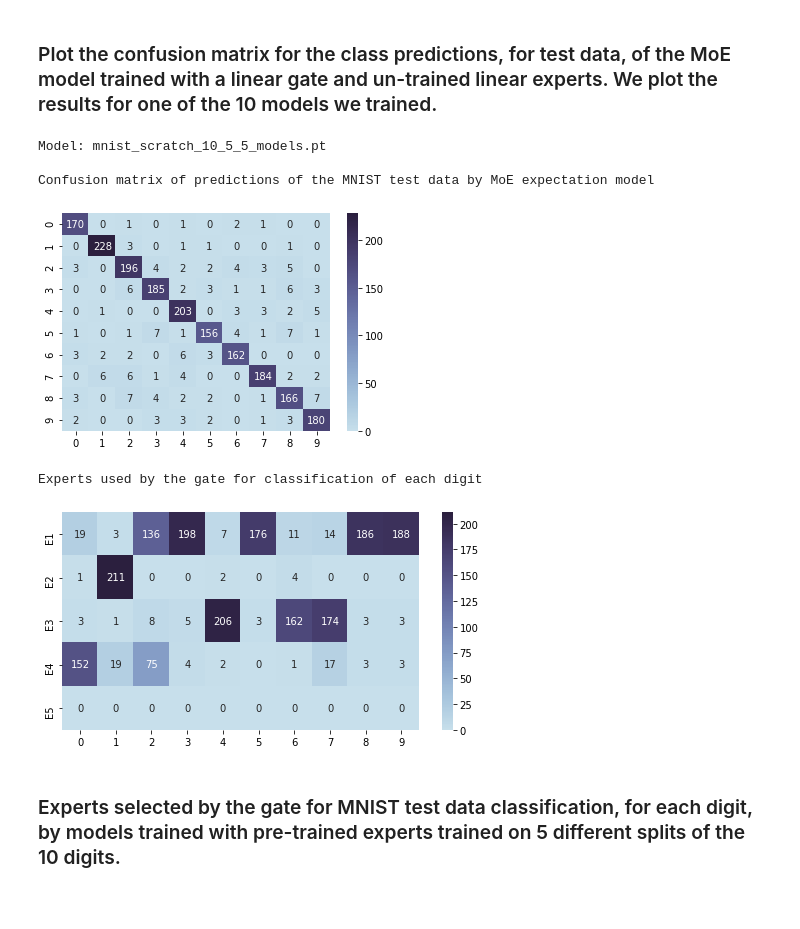
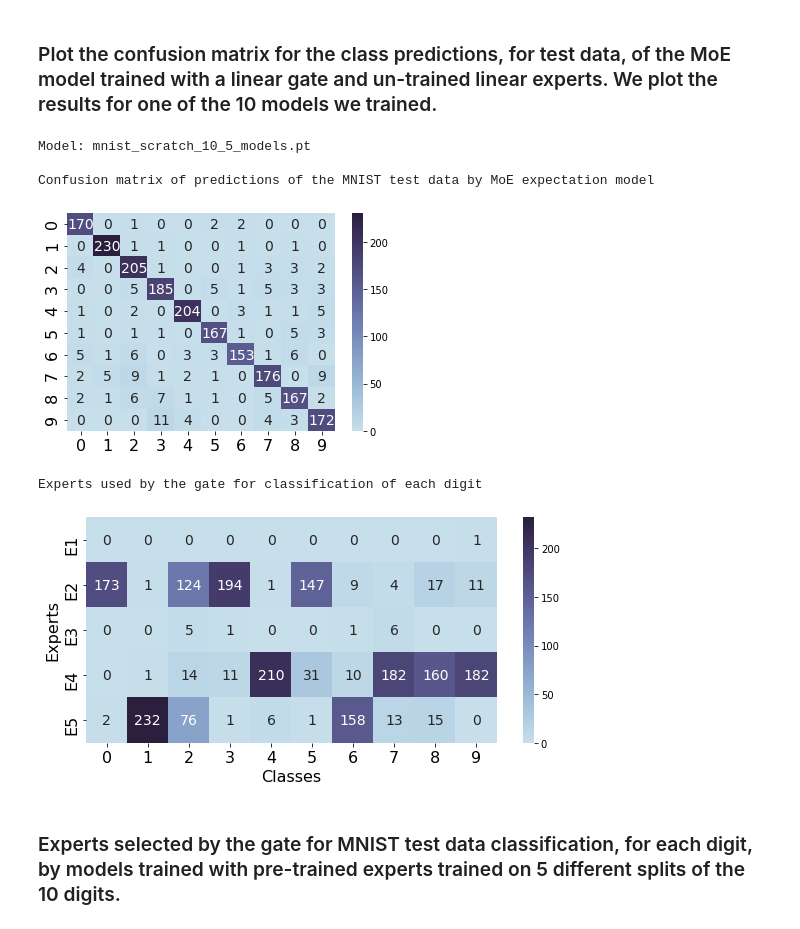
Before and after one commit to yamsgithub/modular_deep_learning, a Jupyter notebook: aaai_2022/notebooks/mnist_classification.ipynb, the cells around one changed output. Saved outputs shown, nothing was run; the diff lists cells and outputs as text; code cells hidden in the pictures; blank space fills up the shorter version.

```diff
--- a/aaai_2022/notebooks/mnist_classification.ipynb
+++ b/aaai_2022/notebooks/mnist_classification.ipynb
@@ -548,9 +494,9 @@ for cpe in classes_per_expert_list:
     class_expert_map.append(entry)
 # %%
 # Function to pre-train experts according to the split
-def train_experts(masks, total_experts, num_classes_per_expert, num_classes, num_epochs, batch_size,
+def train_experts(masks, total_experts, num_classes, num_epochs, batch_size,
                   trainset, testset):
-    expert_models_copy = experts(num_experts=total_experts, total_num_classes=num_classes).to(device)
+    expert_models_copy = experts(total_experts, num_classes).to(device)
     expert_models = deepcopy(expert_models_copy)
 
     for mask, expert in zip(masks, expert_models):
@@ -575,7 +521,7 @@ def train_experts(masks, total_experts, num_classes_per_expert, num_classes, num
                 outputs = expert(inputs)
 
                 optimizer_expert.zero_grad()
-                loss = loss_criterion(outputs=outputs, targets=labels)
+                loss = loss_criterion(outputs, None, None,labels)
 
                 loss.backward()
 
@@ -594,8 +540,8 @@ def train_experts(masks, total_experts, num_classes_per_expert, num_classes, num
                   'training loss %.2f' % (running_loss/num_batches),
                    ', training accuracy %.2f' % (train_running_accuracy/num_batches),
                    )
-    pre_trained_expert = 'mnist_pre_trained'
-    plot_file = generate_plot_file(pre_trained_expert, str(num_classes)+'_'+str(total_experts)+'_'+classes_per_expert_str(masks)+'_expert_model.pt')
+    pre_trained_expert = 'mnist_pre_trained_10K'
+    plot_file = generate_plot_file(pre_trained_expert, specific=str(num_classes)+'_'+str(total_experts)+'_'+classes_per_expert_str(masks)+'_expert_model.pt')
     print(plot_file)
     torch.save([expert_models, expert_models_copy],open(os.path.join(model_path, plot_file),'wb'))
     return expert_models, expert_models_copy
@@ -662,7 +553,7 @@ num_epochs = 20
 # Pre-train experts on pre-defined splits
 for class_per_expert in classes_per_expert_list:
     print(class_per_expert)
-    expert_models, expert_models_copy = train_experts(masks=class_per_expert, total_experts=total_experts, num_classes_per_expert=[2]*total_experts,
+    expert_models, expert_models_copy = train_experts(masks=class_per_expert, total_experts=total_experts,
                                                       num_classes=num_classes, num_epochs=num_epochs, batch_size=batch_size,
                                                       trainset=trainset,testset=testset)
 # %% [output]
@@ -936,0 +851,8 @@ w_importance = 0.0
+# %%
+filename='mnist_results_10K.csv'
+# %%
+models = ['mnist_scratch', 'mnist_pretrained_gate_scratch_same_wts', 'mnist_pretrained_gate_scratch_rand_wts',
+         'mnist_pretrained_gate_prechosen', 'mnist_pretrained_gate_prechosen_same_wts', 'mnist_pretrained_gate_prechosen_rand_wts']
+for m in models:
+    collect_results(m, total_experts=total_experts, num_classes=num_classes, num_epochs=num_epochs,
+                    testloader=testloader, model_path=model_path, filename=filename)
@@ -946,11 +944,11 @@ m = model_1
 n_runs = 5
 n_run = 1
 total_experts = 5
-plot_file = generate_plot_file(m, str(num_classes)+'_'+str(total_experts)+'_'+str(n_runs)+'_models.pt')
+plot_file = generate_plot_file(m, specific=str(num_classes)+'_'+str(total_experts)+'_models.pt')
 
 # Note: Here we are loading the pre-trained model from 'pre_trained_model_path. Change this to 'model_path' to load the
 # model you build above
-models_scratch = torch.load(open(os.path.join(pre_trained_model_path, plot_file),'rb'), map_location=device)
+models_scratch = torch.load(open(os.path.join(model_path, plot_file),'rb'), map_location=device)
 print('Model:', plot_file)
 
 # Plotting for the model of the first run
@@ -964,41 +962,47 @@ for e_key, e_val in model.items():
         moe_model = e_val['experts'][total_experts]['model']
 
         # predict the classes for test data
         pred = moe_model(images)
         pred_labels = torch.argmax(pred, dim=1)
 
         expert_outputs = moe_model.expert_outputs
         gate_outputs = moe_model.gate_outputs
 
         # plot the confusion matrix
         print('\nConfusion matrix of predictions of the MNIST test data by MoE expectation model')
-        sns.heatmap(confusion_matrix(labels.cpu(), pred_labels.cpu()), annot=True, ax=ax1, cmap=cmap, fmt='d')
-        image_file = generate_plot_file(m, 'conf_mat_run_'+str(n_run)+'_'+str(num_classes)+'_'+str(total_experts)+'_experts.png')
+        sns.heatmap(confusion_matrix(labels.cpu(), pred_labels.cpu()), annot=True, ax=ax1, cmap=cmap, fmt='d', annot_kws={"size": 14})
+        ax1.set_xticklabels(ax1.get_xticklabels(), fontsize=16)
+        ax1.set_yticklabels(ax1.get_yticklabels(), fontsize=16)
+        image_file = generate_plot_file(m, specific='conf_mat_run_'+str(n_run)+'_'+str(num_classes)+'_'+str(total_experts)+'_experts.png')
         fig1.savefig(os.path.join(fig_path, image_file))
         plt.show()
 
         fig2,ax2 = plt.subplots(1, 1, sharex=False, sharey=False, figsize=(8,4))
 
         # get the experts selected by the gate for each sample
         pred_gate_labels = torch.argmax(gate_outputs, dim=1)
 
         # plot the expert selection table
         print('\nExperts used by the gate for classification of each digit')
         class_expert_table = np.asarray([[0] * num_classes]*total_experts)
         for label, expert in zip(labels, pred_gate_labels):
             class_expert_table[expert,label] += 1
-        sns.heatmap(class_expert_table, yticklabels=['E'+str(i) for i in range(1,total_experts+1)], annot=True, cmap=cmap, fmt='d', ax=ax2)
-
-        image_file = generate_plot_file(m, 'class_expert_table_run_'+str(n_run)+'_'+str(num_classes)+'_'+str(total_experts)+'_experts.png')
+        sns.heatmap(class_expert_table, yticklabels=['E'+str(i) for i in range(1,total_experts+1)], annot=True, cmap=cmap, fmt='d',annot_kws={"size": 14}, ax=ax2)
+        ax2.set_xlabel('Classes', fontsize=16)
+        ax2.set_ylabel('Experts',fontsize=16)
+        ax2.set_xticklabels(ax2.get_xticklabels(), fontsize=16)
+        ax2.set_yticklabels(ax2.get_yticklabels(), fontsize=16)
+        image_file = generate_plot_file(m, specific='class_expert_table_run_'+str(n_run)+'_'+str(num_classes)+'_'+str(total_experts)+'_experts.png')
+        plt.tight_layout()
         fig2.savefig(os.path.join(fig_path, image_file))
         plt.show()
 # %% [output]
-Model: mnist_scratch_10_5_5_models.pt
+Model: mnist_scratch_10_5_models.pt
 
 Confusion matrix of predictions of the MNIST test data by MoE expectation model
-[figure, old version]
+[figure, new version]
 Experts used by the gate for classification of each digit
-[figure, old version]
+[figure, new version]
 # %% [markdown]
 ### Experts selected by the gate for MNIST test data classification, for each digit, by models trained with pre-trained experts trained on 5 different splits of the 10 digits.
 # %%
```
Also changed, not shown: parts of 37 cells of this notebook.
